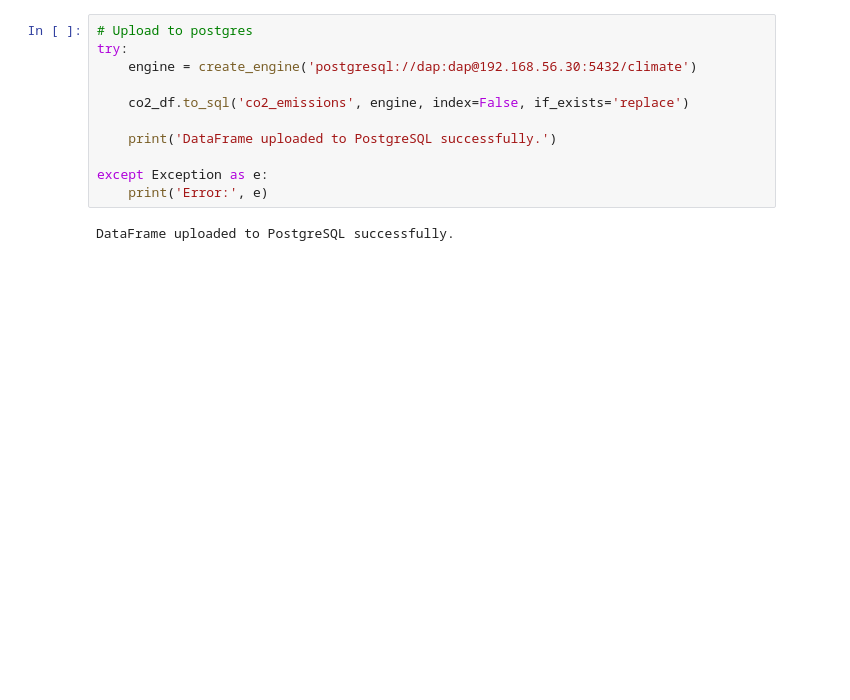
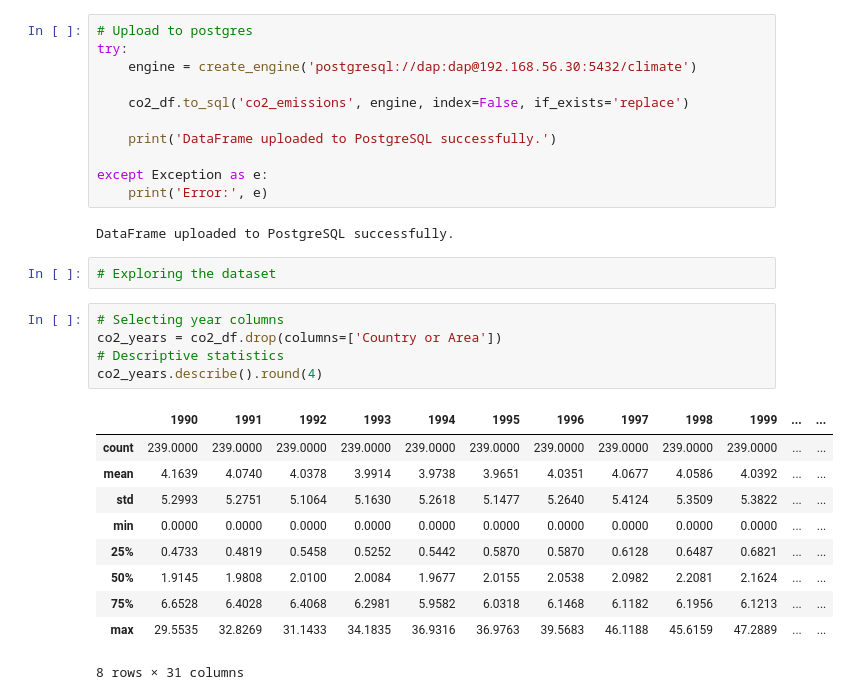
Before and after one commit to BrianRiera/CA_Database-Analytics, a Jupyter notebook: co2_emissions.ipynb, the cells around one changed output. Cells and saved outputs as stored; diff of their text form; blank space fills up the shorter version.

```diff
--- a/co2_emissions.ipynb
+++ b/co2_emissions.ipynb
@@ -205,3 +207,21 @@ except Exception as e:
     print('Error:', e)
 # %% [output]
 DataFrame uploaded to PostgreSQL successfully.
+# %%
+# Exploring the dataset
+# %%
+# Selecting year columns
+co2_years = co2_df.drop(columns=['Country or Area'])
+# Descriptive statistics
+co2_years.describe().round(4)
+# %% [output]
+|  | 1990 | 1991 | 1992 | 1993 | 1994 | 1995 | 1996 | 1997 | 1998 | 1999 | ... | ... |
+| count | 239.0000 | 239.0000 | 239.0000 | 239.0000 | 239.0000 | 239.0000 | 239.0000 | 239.0000 | 239.0000 | 239.0000 | ... | ... |
+| mean | 4.1639 | 4.0740 | 4.0378 | 3.9914 | 3.9738 | 3.9651 | 4.0351 | 4.0677 | 4.0586 | 4.0392 | ... | ... |
+| std | 5.2993 | 5.2751 | 5.1064 | 5.1630 | 5.2618 | 5.1477 | 5.2640 | 5.4124 | 5.3509 | 5.3822 | ... | ... |
+| min | 0.0000 | 0.0000 | 0.0000 | 0.0000 | 0.0000 | 0.0000 | 0.0000 | 0.0000 | 0.0000 | 0.0000 | ... | ... |
+| 25% | 0.4733 | 0.4819 | 0.5458 | 0.5252 | 0.5442 | 0.5870 | 0.5870 | 0.6128 | 0.6487 | 0.6821 | ... | ... |
+| 50% | 1.9145 | 1.9808 | 2.0100 | 2.0084 | 1.9677 | 2.0155 | 2.0538 | 2.0982 | 2.2081 | 2.1624 | ... | ... |
+| 75% | 6.6528 | 6.4028 | 6.4068 | 6.2981 | 5.9582 | 6.0318 | 6.1468 | 6.1182 | 6.1956 | 6.1213 | ... | ... |
+| max | 29.5535 | 32.8269 | 31.1433 | 34.1835 | 36.9316 | 36.9763 | 39.5683 | 46.1188 | 45.6159 | 47.2889 | ... | ... |
+8 rows × 31 columns
```
Also changed, not shown: parts of 7 cells of this notebook.
